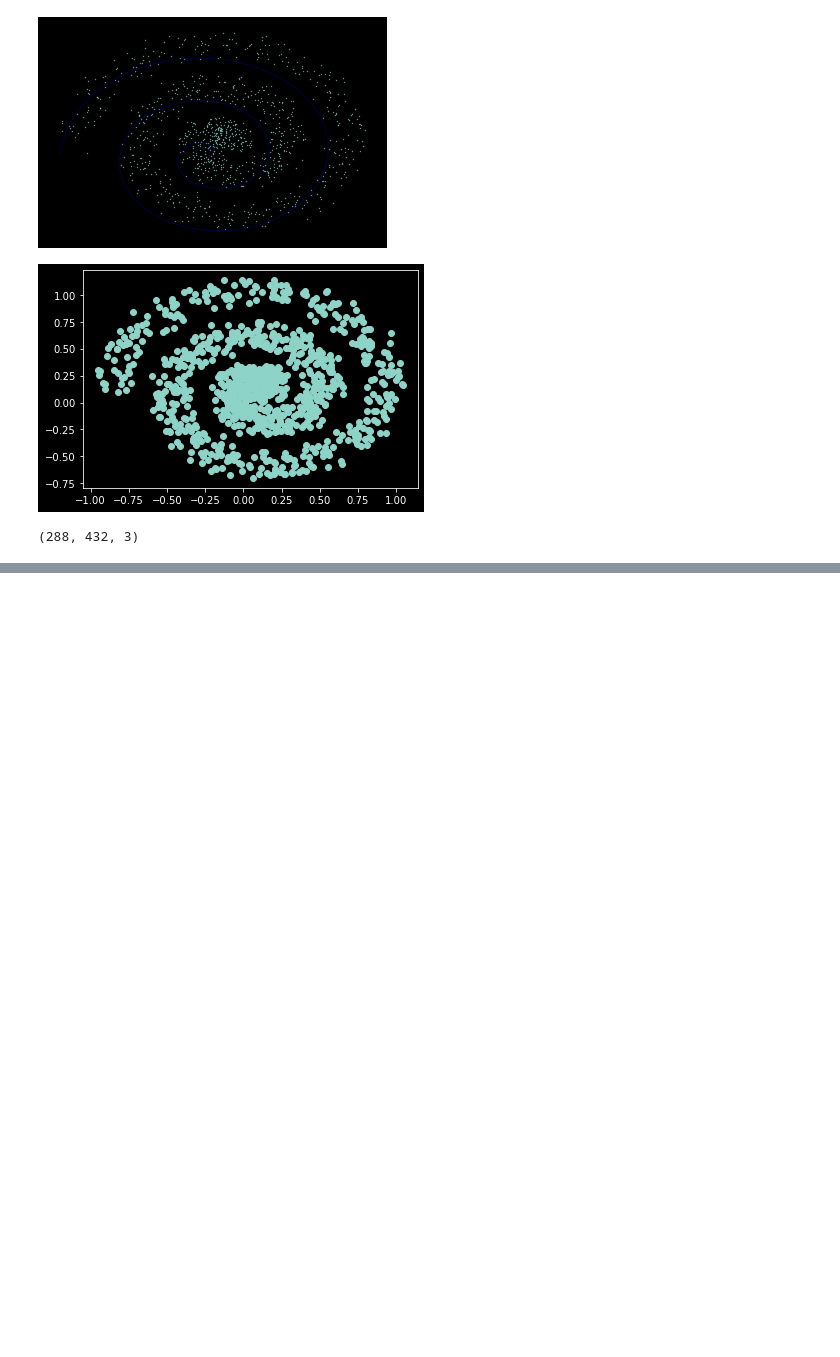
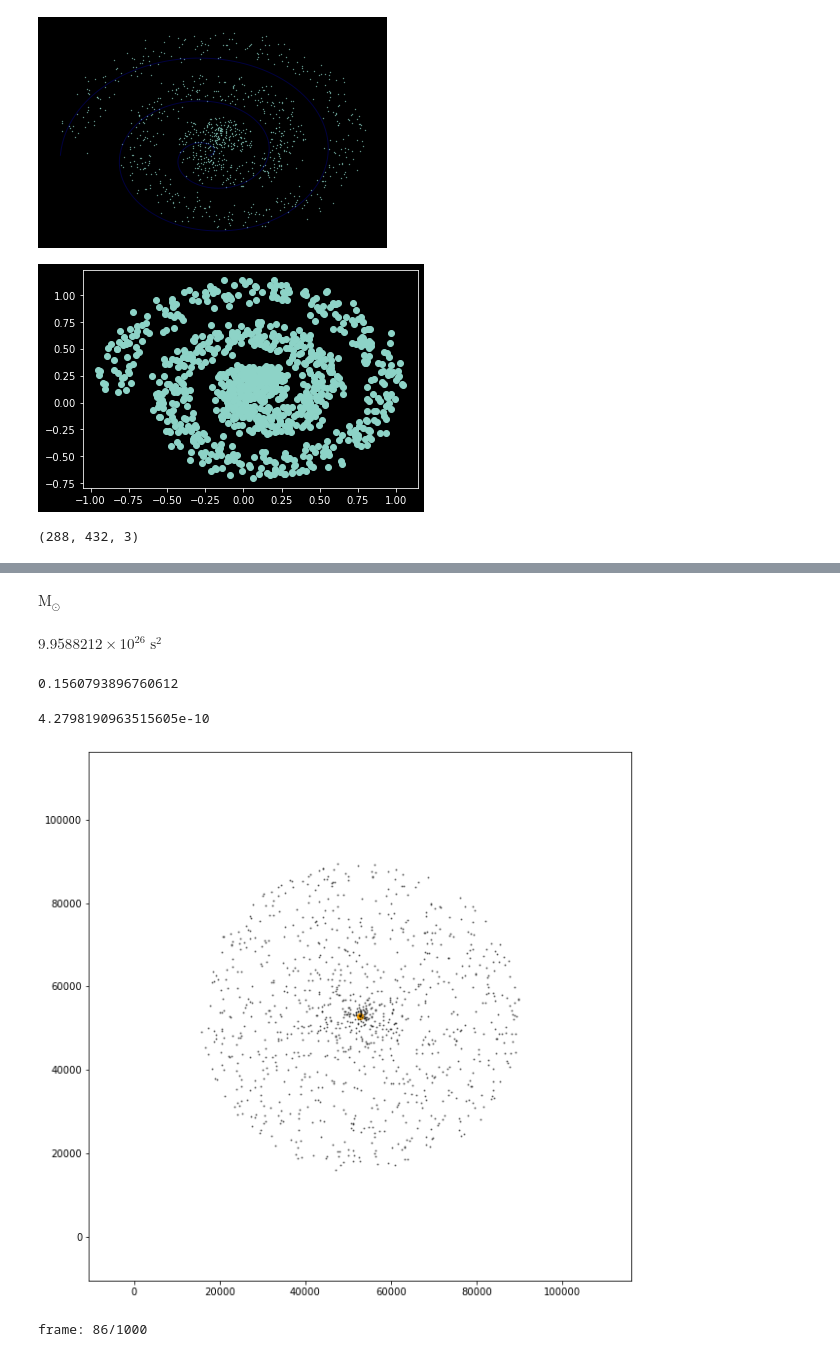
Before and after one commit to Astrojigs/Orbital-simulations, a Jupyter notebook: Barnes-hut Algorithm Animations.ipynb, the cells around one changed output, grey strips where cells are left out. Cells and saved outputs as stored; diff of their text form; code cells hidden in the pictures; blank space fills up the shorter version.

```diff
--- a/Barnes-hut Algorithm Animations.ipynb
+++ b/Barnes-hut Algorithm Animations.ipynb
@@ -369,7 +391,6 @@ def barnes_hut_sim(points, _wrap_points=False,
 
 
     """
-
     def wrap_point(p):
         """
         Wraps the points such that they don't leave the boundary.
@@ -410,7 +431,8 @@ def barnes_hut_sim(points, _wrap_points=False,
 
 
         if not add_quadtree_plot:
-            ax.scatter(ps[:,0],ps[:,1],s=10,alpha=0.5,c='black')
+            ax.scatter(points[0].x,points[0].y,c='orange',s=40)
+            ax.scatter(ps[:,0],ps[:,1],s=1,alpha=0.5,c='black')
             ax.set_xlim(-width*0.1, width*1.1)
             ax.set_ylim(-height*0.1, height*1.1)
 
@@ -730,0 +828,52 @@ data.shape
+# %%
+astropy.units.M_sun
+# %% [output]
+$\mathrm{M_{\odot}}$
+# %%
+np.square((1000000*astropy.units.yr).decompose())
+# %% [output]
+$9.9588212 \times 10^{26} \; \mathrm{s^{2}}$
+# %%
+constants.G.to_value((astropy.units.lyr.decompose())**3/((astropy.units.M_sun.decompose())*(np.square((1000000*astropy.units.yr).decompose()))))
+# %% [output]
+0.1560793896760612
+# %%
+G = constants.G.to_value((astropy.units.lyr)**3/((astropy.units.M_sun)*(np.square((1000000*astropy.units.yr)))))
+# %%
+G
+# %% [output]
+4.2798190963515605e-10
+# %%
+# Rectangle (boundary) specs
+width = 105700
+height = 105700
+center_x = width/2
+center_y = height/2
+boundary = Rectangle(center_x-0.01,center_y-0.01,width,height)
+
+
+# New points
+points = []
+black_hole_point = Point(center_x,center_y, mass= 4.15e6,vx=0,vy=0)
+# black hole at center
+points.append(black_hole_point)
+
+x,y,vx,vy = plummer_density_profile_with_mass(n=1000,
+                                              r_scale=(width-width*0.5),
+                                              mass=black_hole_point.mass,
+                                              G=G,
+                                              center=(center_x,center_y))
+
+
+for i in range(len(x)):
+    points.append(Point(x[i], y[i],
+                        mass = np.random.uniform(0.4,1.8),
+                        vx = vx[i], vy = vy[i]))
+
+
+barnes_hut_sim(points,
+               g_const=G,dt=1,theta=1,
+               n_frames=1000,save_to_video="plummer_8_30fps_final_rip_pc.mp4")
+# %% [output]
+[figure, added]
+frame: 86/1000
```
Also changed, not shown: parts of 15 cells of this notebook, 9 other files.
